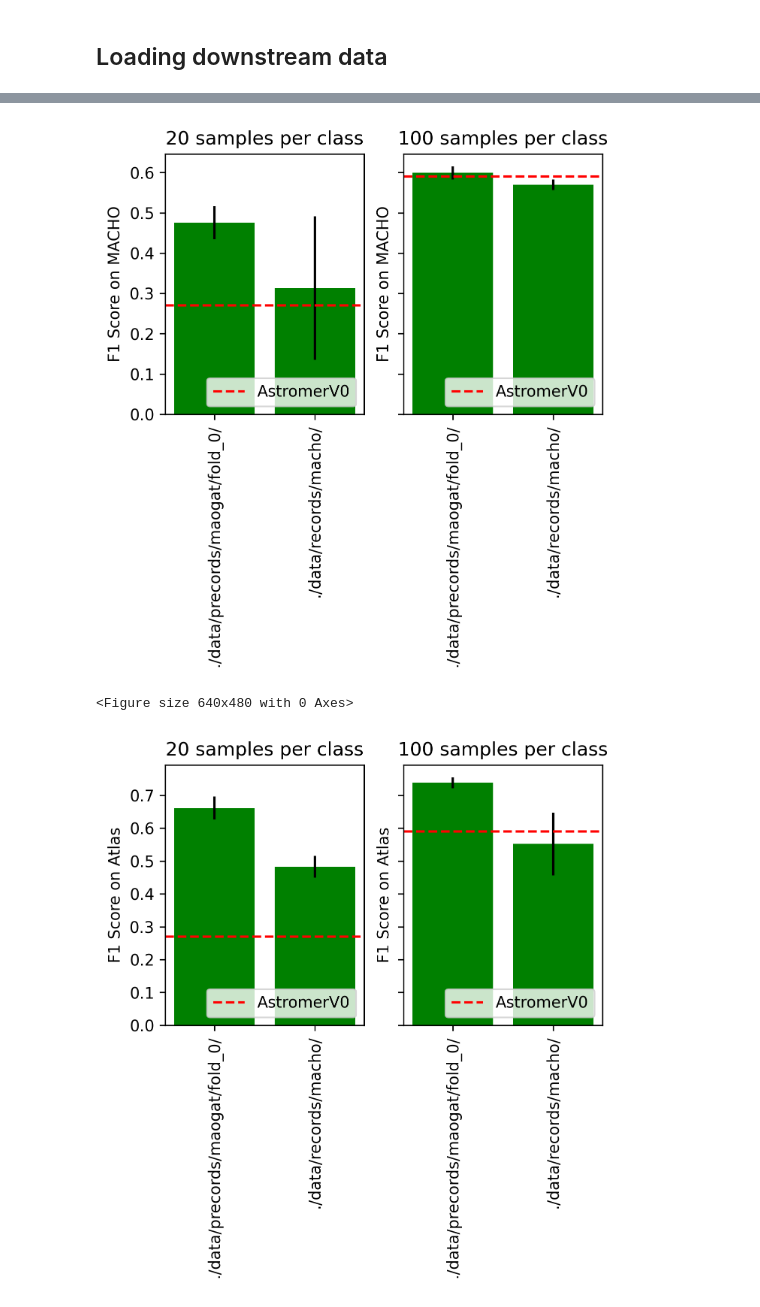
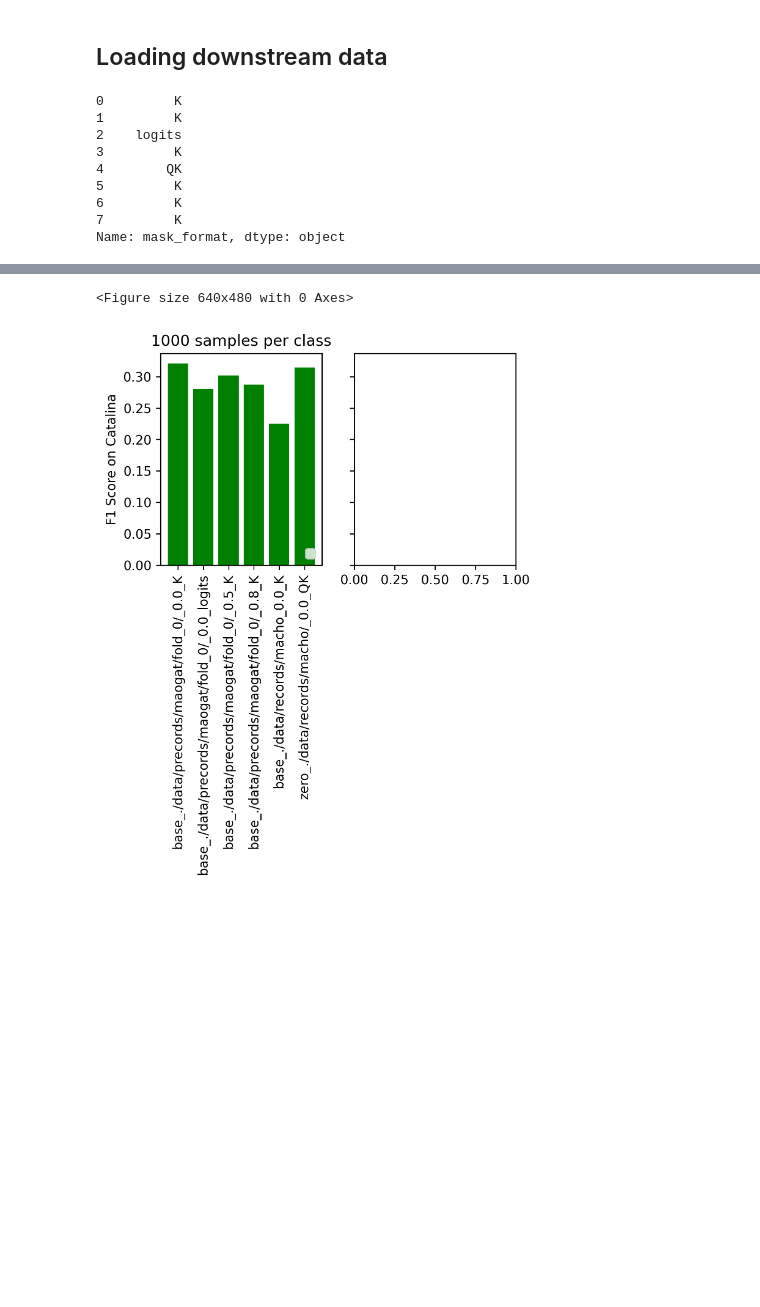
Before and after one commit to cridonoso/astromer, a Jupyter notebook: presentation/pipelines/pipeline_0/results.ipynb, the cells around one changed output, grey strips where cells are left out. Saved outputs shown, nothing was run; the diff lists cells and outputs as text; code cells hidden in the pictures; blank space fills up the shorter version.

```diff
--- a/presentation/pipelines/pipeline_0/results.ipynb
+++ b/presentation/pipelines/pipeline_0/results.ipynb
@@ -310,10 +286,29 @@ features_spec = ['data']
+# %%
+def get_info_from_path(path, clf=False):
+    factors = curr.split('/')
+    try:
+        info = {
+            'ds_name': factors[6],
+            'fold_n': int(factors[7].split('_')[-1]),
+            'spc': int(factors[8].split('_')[-1]),
+            'factors': factors[9] if clf else None
+        }
+    except:
+        info = {
+            'ds_name': 'catalina',
+            'fold_n': 0,
+            'spc': 1000,
+            'factors': 'avg_mlp'
+        }
+    return info
 # %%
 classification_stats = []
 for m in model_paths:
-    experiments = glob.glob(os.path.join(m, 'classification', '*', '*', '*','*'))
+    experiments = glob.glob(os.path.join(m, 'classification', 'catalina', '*', '*','*'))
     for curr in experiments:
         info = get_info_from_path(curr, clf=True)
-        with open(os.path.join(curr, 'config.toml'), 'r') as h:
+        foo = os.path.join(curr, 'config.toml')
+        with open(foo, 'r') as h:
             config = toml.load(h)
             spec = {k:config[k] for k in features_spec}
 
@@ -326,18 +321,29 @@ for m in model_paths:
         classification_stats.append(combined)
 # %%
 clf_stats = pd.DataFrame(classification_stats)
+clf_stats['mask_format']
+# %% [output]
+0         K
+1         K
+2    logits
+3         K
+4        QK
+5         K
+6         K
+7         K
+Name: mask_format, dtype: object
 # %%
 clf_stats_mean = clf_stats.groupby(features_spec+['ds_name', 'spc', 'factors'])['test_f1'].mean()
 clf_stats_std = clf_stats.groupby(features_spec+['ds_name', 'spc', 'factors'])['test_f1'].std()
 clf_stats_mean = clf_stats_mean.reset_index()
 clf_stats_std = clf_stats_std.reset_index()
 # %%
-for ds, ds_name in zip(['alcock', 'atlas'], ['MACHO', 'Atlas']):
+for ds, ds_name in zip(['catalina'], ['Catalina']):
     plt.clf()
     fig, axes = plt.subplots(1, 2, figsize=(5, 3),
                              sharey=True,
                              dpi=300)
-    for i, spcc in enumerate([20, 100]):
+    for i, spcc in enumerate([1000]):
         sel = clf_stats_mean[(clf_stats_mean['ds_name']==ds) & \
                              (clf_stats_mean['spc']==spcc) & \
                              (clf_stats_mean['factors']== 'avg_mlp')]
@@ -349,12 +355,12 @@ for ds, ds_name in zip(['alcock', 'atlas'], ['MACHO', 'Atlas']):
 
         sel['label'] = sel.apply(lambda x: get_label(x, features_spec), axis=1)
 
-        axes[i].bar(range(len(sel.index)), sel['test_f1'], color='green', yerr=sel_std['test_f1'])
+        axes[i].bar(range(len(sel.index)), sel['test_f1'], color='green')
         axes[i].set_xticks(range(len(sel.index)))
         axes[i].set_xticklabels(sel['label'], rotation=90)
         axes[i].set_title('{} samples per class'.format(spcc))
         axes[i].set_ylabel('F1 Score on {}'.format(ds_name))
-        axes[i].axhline(zero_alcock[str(spcc)],color='red', ls='--', label='AstromerV0')
+#         axes[i].axhline(zero_alcock[str(spcc)],color='red', ls='--', label='AstromerV0')
         axes[i].legend(loc='lower right')
     plt.show()
 # %% [output]
@@ -362,3 +368,2 @@ for ds, ds_name in zip(['alcock', 'atlas'], ['MACHO', 'Atlas']):
+<Figure size 640x480 with 0 Axes>
-[figure, old version]
+[figure, new version]
-<Figure size 640x480 with 0 Axes>
-[figure, removed]
```
Also changed, not shown: parts of 9 cells of this notebook, 7 other files.
